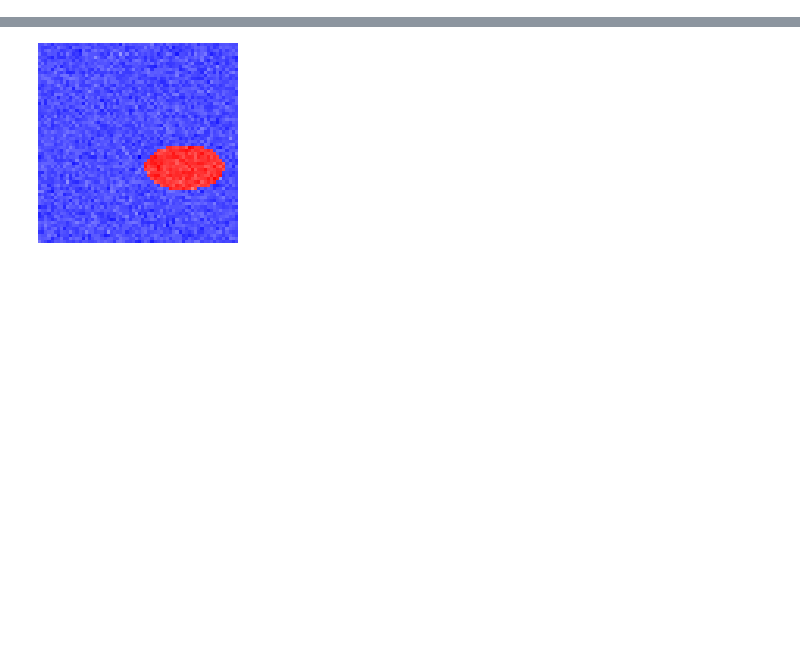
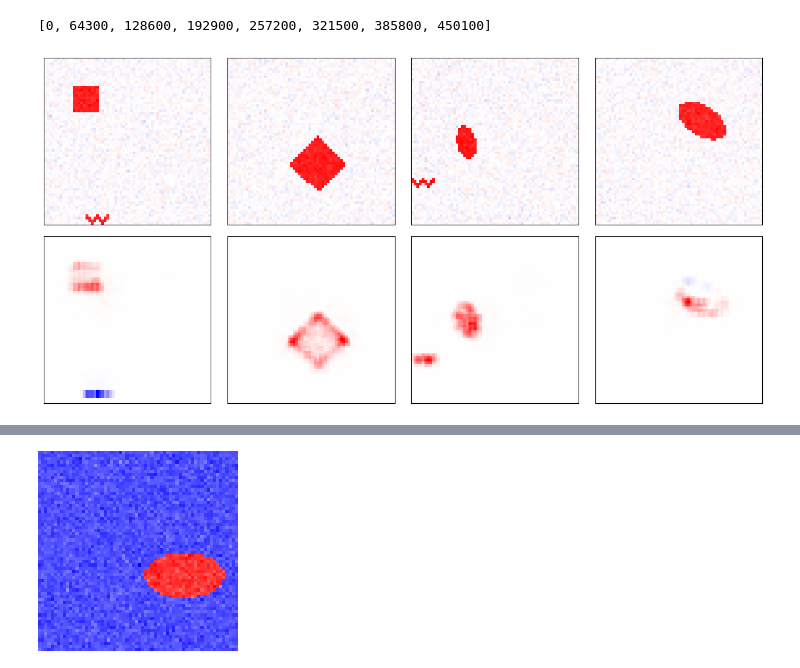
Before and after one commit to lillijo/xai-evaluation-master-thesis, a Jupyter notebook: experiments/fixed_causal_model.ipynb, the cells around one changed output, grey strips where cells are left out. Drawn from its saved outputs; the diff is of its cells as text; code cells hidden in the pictures; blank space fills up the shorter version.

```diff
--- a/experiments/fixed_causal_model.ipynb
+++ b/experiments/fixed_causal_model.ipynb
@@ -80,0 +175,15 @@ output: [[1.1356408596038818, -0.33838358521461487]]
+# %%
+from expbasics.visualizations import my_plot_grid
+
+indices = range(0, MAX_INDEX, 64300)
+print(list(indices))
+images = torch.zeros(2, 4, 64, 64)
+for i, index in enumerate([0, 128600, 257200, 385800]):
+    images[0, i] = ds[index][0]
+    images[1, i], pred = crp_attribution.heatmap(index)
+
+
+my_plot_grid(images, 2, 4, resize=4)
+# %% [output]
+[0, 64300, 128600, 192900, 257200, 321500, 385800, 450100]
+[figure, new version]
```
Also changed, not shown: parts of 10 cells of this notebook, 6 other files.
